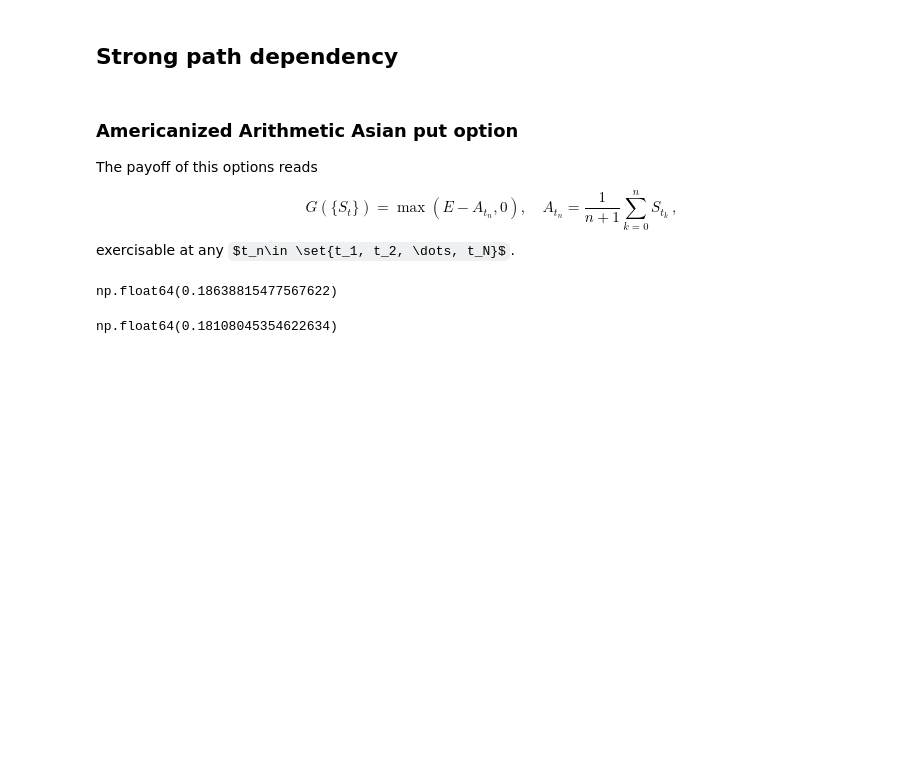
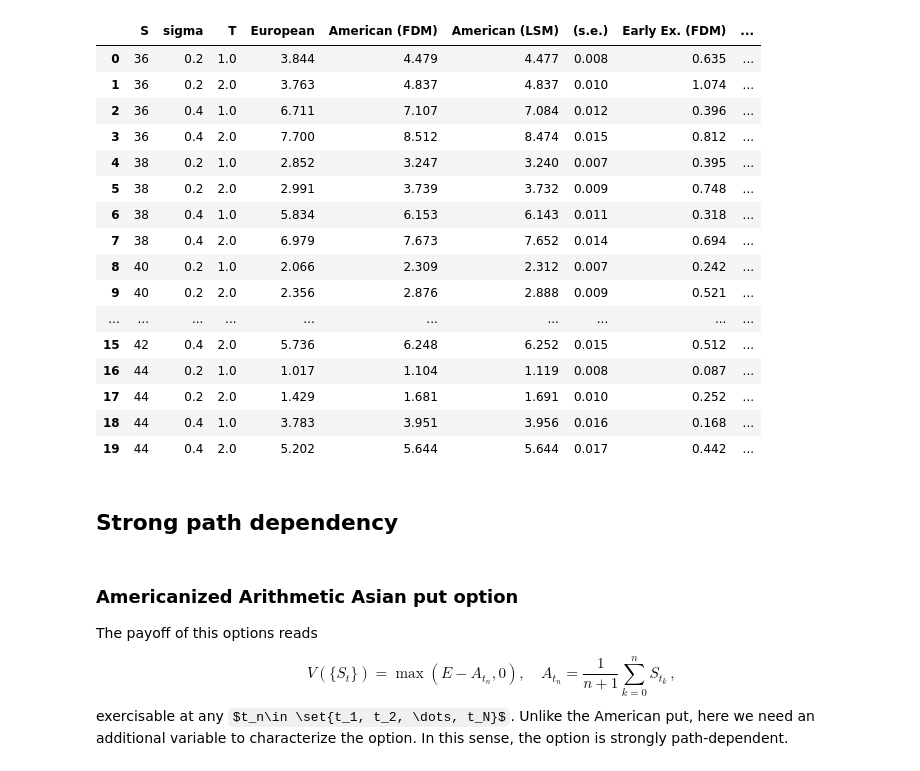
Before and after one commit to leonardo-delacruz/Option-pricing, a Jupyter notebook: examples/path_dependence.ipynb, the cells around one changed output. Drawn from its saved outputs; the diff is of its cells as text; code cells hidden in the pictures; some formulas as TeX source; blank space fills up the shorter version.

```diff
--- a/examples/path_dependence.ipynb
+++ b/examples/path_dependence.ipynb
@@ -33,3 +120,43 @@ np.float64(0.22937399727957375)
+# %%
+#Now compute the American options numerically
+for i, row in df.iterrows():
+    S_table,  sigma_table, t_ex_table = row['S'], row['sigma'], row['T']
+    price, _ = american_put_fdm(S0=S_table, K=strike_price, r=rate, sigma=sigma_table,  T=t_ex_table, Nx=500, Nt=5000, x_range=2.0)
+    df.at[i, 'American (FDM)']= price
+# %%
+#Now compute the American options by LSM
+for i, row in df.iterrows():
+    S_table,  sigma_table, t_ex_table = row['S'], row['sigma'], row['T']
+    n_step_table=int(t_ex_table * n_times_exercise)
+    price, error = american_put_LSM(S0=S_table, strike_price=strike_price, rate=rate, volatility=sigma_table,  t_exercise=t_ex_table,
+                                m_paths=m_paths, n_steps=n_step_table, seed= 1298774398, deg=3)
+    df.at[i, 'American (LSM)']= price
+    df.at[i, '(s.e.)']= error
+# %%
+#Compute the differences
+df['Early Ex. (FDM)'] = df['American (FDM)'] - df['European']
+df['Early Ex. (LSM)'] = df['American (LSM)'] - df['European']
+df['Diff in Ex. value'] =df['Early Ex. (FDM)'] - df['Early Ex. (LSM)']
+# %%
+df.round(3)
+# %% [output]
+|  | S | sigma | T | European | American (FDM) | American (LSM) | (s.e.) | Early Ex. (FDM) | ... |
+| 0 | 36 | 0.2 | 1.0 | 3.844 | 4.479 | 4.477 | 0.008 | 0.635 | ... |
+| 1 | 36 | 0.2 | 2.0 | 3.763 | 4.837 | 4.837 | 0.010 | 1.074 | ... |
+| 2 | 36 | 0.4 | 1.0 | 6.711 | 7.107 | 7.084 | 0.012 | 0.396 | ... |
+| 3 | 36 | 0.4 | 2.0 | 7.700 | 8.512 | 8.474 | 0.015 | 0.812 | ... |
+| 4 | 38 | 0.2 | 1.0 | 2.852 | 3.247 | 3.240 | 0.007 | 0.395 | ... |
+| 5 | 38 | 0.2 | 2.0 | 2.991 | 3.739 | 3.732 | 0.009 | 0.748 | ... |
+| 6 | 38 | 0.4 | 1.0 | 5.834 | 6.153 | 6.143 | 0.011 | 0.318 | ... |
+| 7 | 38 | 0.4 | 2.0 | 6.979 | 7.673 | 7.652 | 0.014 | 0.694 | ... |
+| 8 | 40 | 0.2 | 1.0 | 2.066 | 2.309 | 2.312 | 0.007 | 0.242 | ... |
+| 9 | 40 | 0.2 | 2.0 | 2.356 | 2.876 | 2.888 | 0.009 | 0.521 | ... |
+| ... | ... | ... | ... | ... | ... | ... | ... | ... | ... |
+| 15 | 42 | 0.4 | 2.0 | 5.736 | 6.248 | 6.252 | 0.015 | 0.512 | ... |
+| 16 | 44 | 0.2 | 1.0 | 1.017 | 1.104 | 1.119 | 0.008 | 0.087 | ... |
+| 17 | 44 | 0.2 | 2.0 | 1.429 | 1.681 | 1.691 | 0.010 | 0.252 | ... |
+| 18 | 44 | 0.4 | 1.0 | 3.783 | 3.951 | 3.956 | 0.016 | 0.168 | ... |
+| 19 | 44 | 0.4 | 2.0 | 5.202 | 5.644 | 5.644 | 0.017 | 0.442 | ... |
 # %% [markdown]
 ## Strong path dependency
 # %% [markdown]
@@ -37,7 +164,7 @@ np.float64(0.22937399727957375)
 The payoff of this options reads
 
 $$
-G(\{S_t\})= \max(E-A_{t_n}, 0), \quad  A_{t_n}= \frac {1}{n+1} \sum_{k=0}^n S_{t_k} \, ,
+V(\{S_t\})= \max(E-A_{t_n}, 0), \quad  A_{t_n}= \frac {1}{n+1} \sum_{k=0}^n S_{t_k} \, ,
 $$
-exercisable at any $t_n\in \set{t_1, t_2, \dots, t_N}$.
+exercisable at any $t_n\in \set{t_1, t_2, \dots, t_N}$. Unlike the American put, here we need an additional variable to characterize the option. In this sense, the option is strongly path-dependent.
 # %%
@@ -47,9 +206,8 @@ from numerical_PDEs import american_asian_put_fdm
 # %%
-american_asian_put_fdm(S0, strike_price, rate, volatility, t_exercise, N_fix=252, Nx=100, Na=100)
+for i, row in data_frame_strong.iterrows():
+    S_table,  sigma_table, t_ex_table = row['S'], row['sigma'], row['T']
+    n_step_table=int(t_ex_table * n_times_exercise)
+    price, error= americanized_asian(S0=S_table, strike_price=strike_price, rate=rate, volatility=sigma_table,  t_exercise=t_ex_table, m_paths=m_paths,
+                                      n_steps= n_step_table, deg=3)
+    data_frame_strong.at[i, 'American Asian (LSM)']= price
+    data_frame_strong.at[i, '(s.e.)']= error
-# %% [output]
-np.float64(0.18638815477567622)
-# %%
-americanized_asian(S0=S0, strike_price=strike_price, rate=rate, volatility=volatility, m_paths=50_000, t_exercise=t_exercise, n_steps=n_steps,
-                   seed=91873098, deg=3)
-# %% [output]
-np.float64(0.18108045354622634)
```
Also changed, not shown: parts of 26 cells of this notebook, 3 other files.
